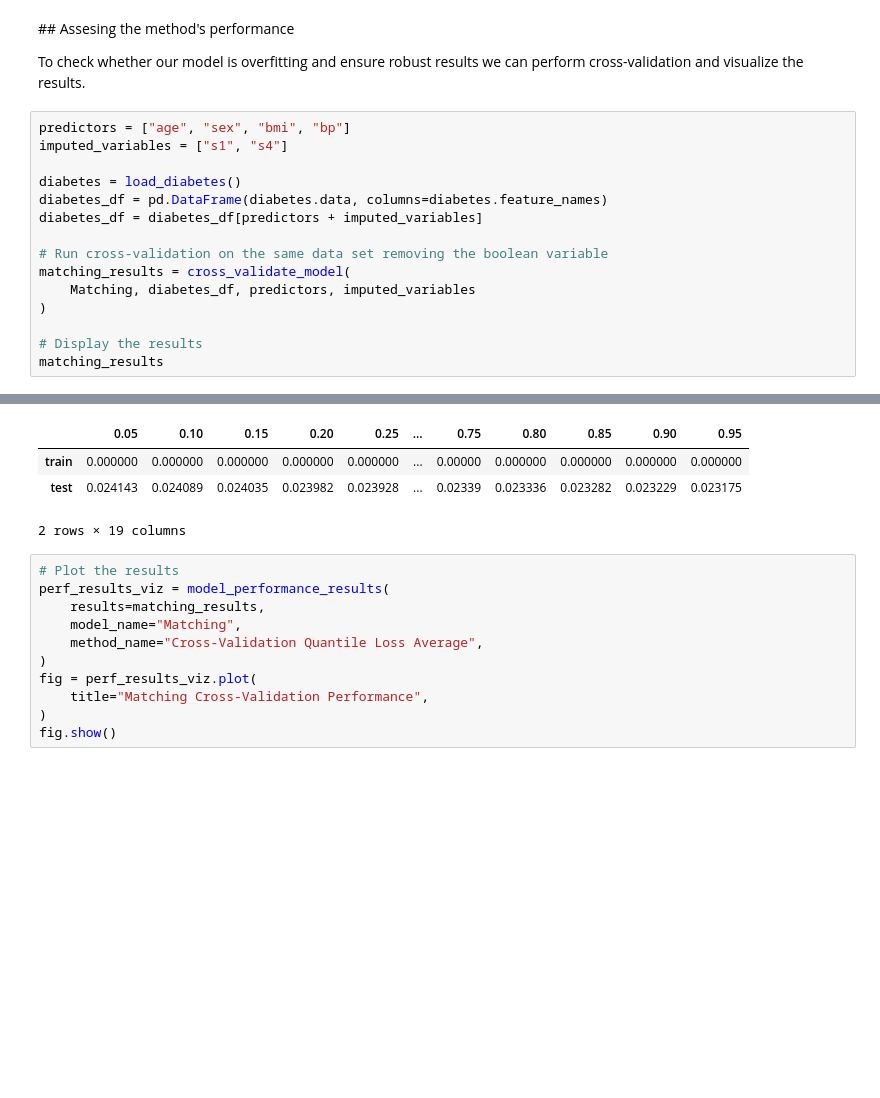
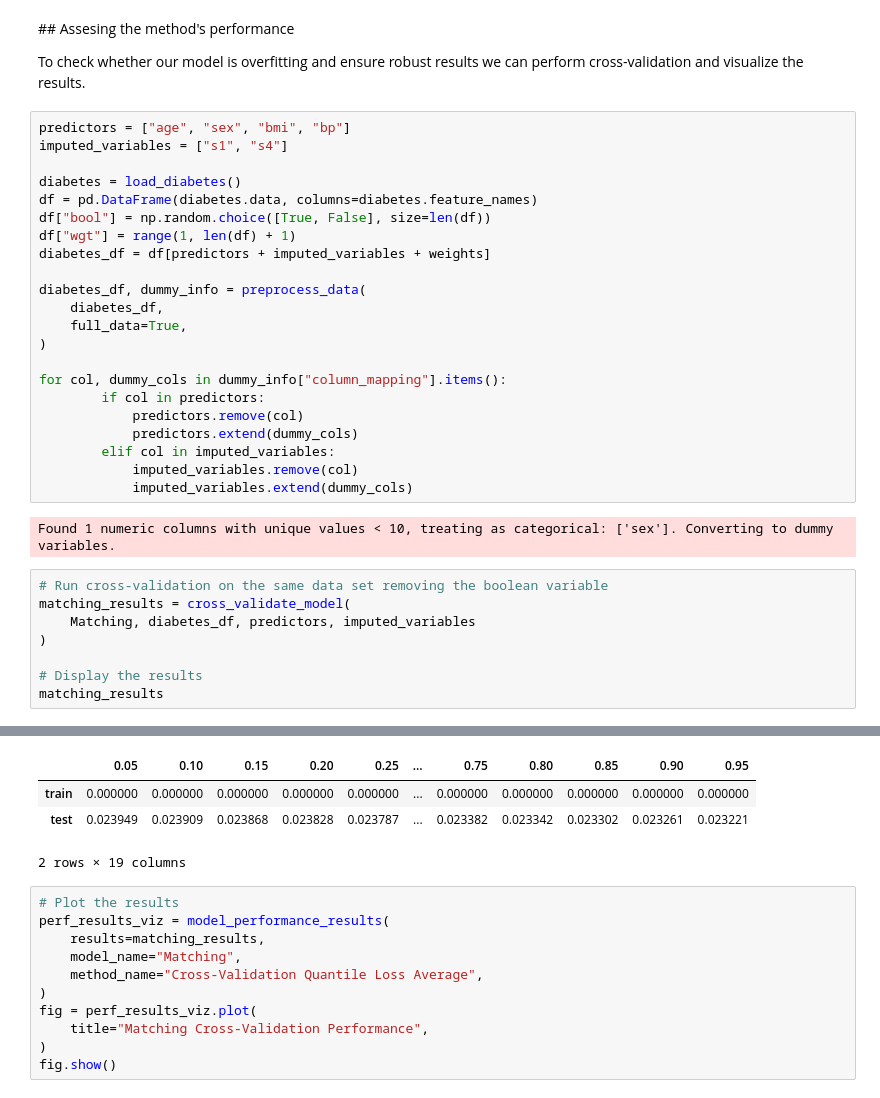
Before and after one commit to juaristi22/microimpute, a Jupyter notebook: docs/models/matching/matching-imputation.ipynb, the cells around one changed output, grey strips where cells are left out. Saved outputs shown, nothing was run; the diff lists cells and outputs as text; blank space fills up the shorter version.

```diff
--- a/docs/models/matching/matching-imputation.ipynb
+++ b/docs/models/matching/matching-imputation.ipynb
@@ -386,14 +386,31 @@ This plot displays the prediction intervals produced by a Matching model for tot
 ## Assesing the method's performance
 
 To check whether our model is overfitting and ensure robust results we can perform cross-validation and visualize the results.
+# %%
+predictors = ["age", "sex", "bmi", "bp"]
+imputed_variables = ["s1", "s4"]
+
+diabetes = load_diabetes()
+df = pd.DataFrame(diabetes.data, columns=diabetes.feature_names)
+df["bool"] = np.random.choice([True, False], size=len(df))
+df["wgt"] = range(1, len(df) + 1)
+diabetes_df = df[predictors + imputed_variables + weights]
+
+diabetes_df, dummy_info = preprocess_data(
+    diabetes_df,
+    full_data=True,
+)
+
+for col, dummy_cols in dummy_info["column_mapping"].items():
+        if col in predictors:
+            predictors.remove(col)
+            predictors.extend(dummy_cols)
+        elif col in imputed_variables:
+            imputed_variables.remove(col)
+            imputed_variables.extend(dummy_cols)
+# %% [output]
+Found 1 numeric columns with unique values < 10, treating as categorical: ['sex']. Converting to dummy variables.
 # %%
-predictors = ["age", "sex", "bmi", "bp"]
-imputed_variables = ["s1", "s4"]
-
-diabetes = load_diabetes()
-diabetes_df = pd.DataFrame(diabetes.data, columns=diabetes.feature_names)
-diabetes_df = diabetes_df[predictors + imputed_variables]
-
 # Run cross-validation on the same data set removing the boolean variable
 matching_results = cross_validate_model(
     Matching, diabetes_df, predictors, imputed_variables
@@ -416,12 +436,12 @@ Trying to import in ABI mode.
 Error importing in API mode: ImportError("dlopen(/Users/movil1/envs/pe/lib/python3.11/site-packages/_rinterface_cffi_api.abi3.so, 0x0002): Library not loaded: /Library/Frameworks/R.framework/Versions/ ...
 Trying to import in ABI mode.
 Error importing in API mode: ImportError("dlopen(/Users/movil1/envs/pe/lib/python3.11/site-packages/_rinterface_cffi_api.abi3.so, 0x0002): Library not loaded: /Library/Frameworks/R.framework/Versions/ ...
 Trying to import in ABI mode.
 Error importing in API mode: ImportError("dlopen(/Users/movil1/envs/pe/lib/python3.11/site-packages/_rinterface_cffi_api.abi3.so, 0x0002): Library not loaded: /Library/Frameworks/R.framework/Versions/ ...
 Trying to import in ABI mode.
 |  | 0.05 | 0.10 | 0.15 | 0.20 | 0.25 | ... | 0.75 | 0.80 | 0.85 | 0.90 | 0.95 |
-| train | 0.000000 | 0.000000 | 0.000000 | 0.000000 | 0.000000 | ... | 0.00000 | 0.000000 | 0.000000 | 0.000000 | 0.000000 |
-| test | 0.024143 | 0.024089 | 0.024035 | 0.023982 | 0.023928 | ... | 0.02339 | 0.023336 | 0.023282 | 0.023229 | 0.023175 |
+| train | 0.000000 | 0.000000 | 0.000000 | 0.000000 | 0.000000 | ... | 0.000000 | 0.000000 | 0.000000 | 0.000000 | 0.000000 |
+| test | 0.023949 | 0.023909 | 0.023868 | 0.023828 | 0.023787 | ... | 0.023382 | 0.023342 | 0.023302 | 0.023261 | 0.023221 |
 2 rows × 19 columns
 # %%
 # Plot the results
```
Also changed, not shown: parts of 8 cells of this notebook, 2 other files.
